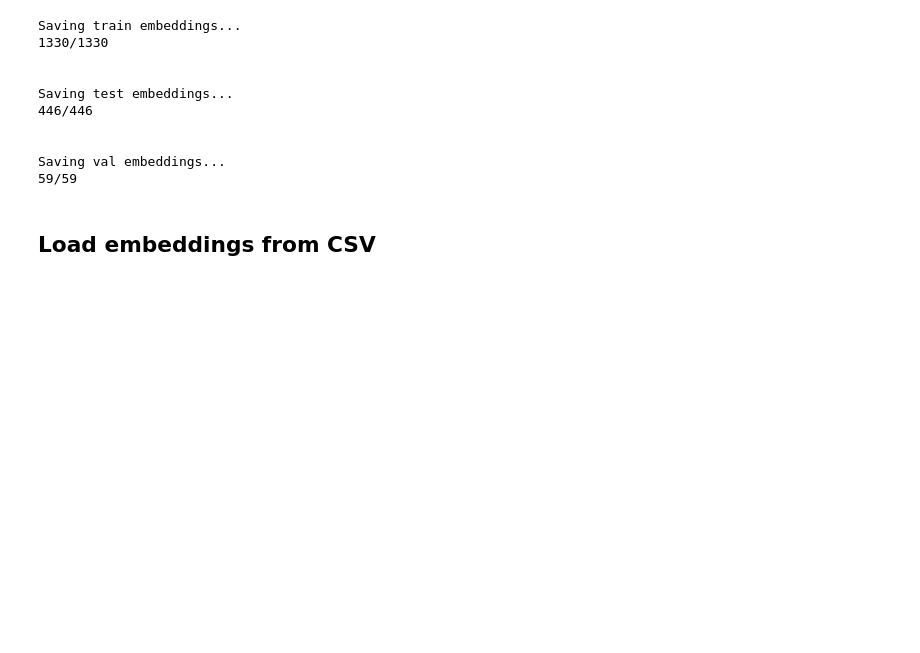
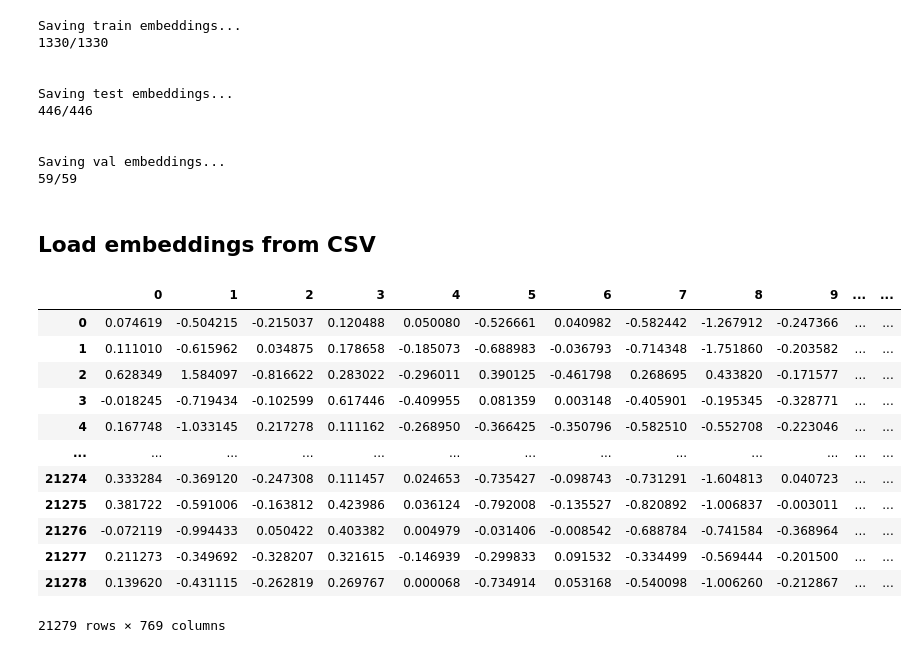
Before and after one commit to UltraArceus3/SentimentAnalysisLDA, a Jupyter notebook: main.ipynb, the cells around one changed output. Drawn from its saved outputs; the diff is of its cells as text; code cells hidden in the pictures; blank space fills up the shorter version.

```diff
--- a/main.ipynb
+++ b/main.ipynb
@@ -325,3 +320,19 @@ Saving val embeddings...
 train_emb = pd.read_csv('data/train_embeddings.csv')
 test_emb = pd.read_csv('data/test_embeddings.csv')
 val_emb = pd.read_csv('data/val_embeddings.csv')
+# %%
+train_emb
+# %% [output]
+|  | 0 | 1 | 2 | 3 | 4 | 5 | 6 | 7 | 8 | 9 | ... | ... |
+| 0 | 0.074619 | -0.504215 | -0.215037 | 0.120488 | 0.050080 | -0.526661 | 0.040982 | -0.582442 | -1.267912 | -0.247366 | ... | ... |
+| 1 | 0.111010 | -0.615962 | 0.034875 | 0.178658 | -0.185073 | -0.688983 | -0.036793 | -0.714348 | -1.751860 | -0.203582 | ... | ... |
+| 2 | 0.628349 | 1.584097 | -0.816622 | 0.283022 | -0.296011 | 0.390125 | -0.461798 | 0.268695 | 0.433820 | -0.171577 | ... | ... |
+| 3 | -0.018245 | -0.719434 | -0.102599 | 0.617446 | -0.409955 | 0.081359 | 0.003148 | -0.405901 | -0.195345 | -0.328771 | ... | ... |
+| 4 | 0.167748 | -1.033145 | 0.217278 | 0.111162 | -0.268950 | -0.366425 | -0.350796 | -0.582510 | -0.552708 | -0.223046 | ... | ... |
+| ... | ... | ... | ... | ... | ... | ... | ... | ... | ... | ... | ... | ... |
+| 21274 | 0.333284 | -0.369120 | -0.247308 | 0.111457 | 0.024653 | -0.735427 | -0.098743 | -0.731291 | -1.604813 | 0.040723 | ... | ... |
+| 21275 | 0.381722 | -0.591006 | -0.163812 | 0.423986 | 0.036124 | -0.792008 | -0.135527 | -0.820892 | -1.006837 | -0.003011 | ... | ... |
+| 21276 | -0.072119 | -0.994433 | 0.050422 | 0.403382 | 0.004979 | -0.031406 | -0.008542 | -0.688784 | -0.741584 | -0.368964 | ... | ... |
+| 21277 | 0.211273 | -0.349692 | -0.328207 | 0.321615 | -0.146939 | -0.299833 | 0.091532 | -0.334499 | -0.569444 | -0.201500 | ... | ... |
+| 21278 | 0.139620 | -0.431115 | -0.262819 | 0.269767 | 0.000068 | -0.734914 | 0.053168 | -0.540098 | -1.006260 | -0.212867 | ... | ... |
+21279 rows × 769 columns
```
Also changed, not shown: parts of 14 cells of this notebook.
